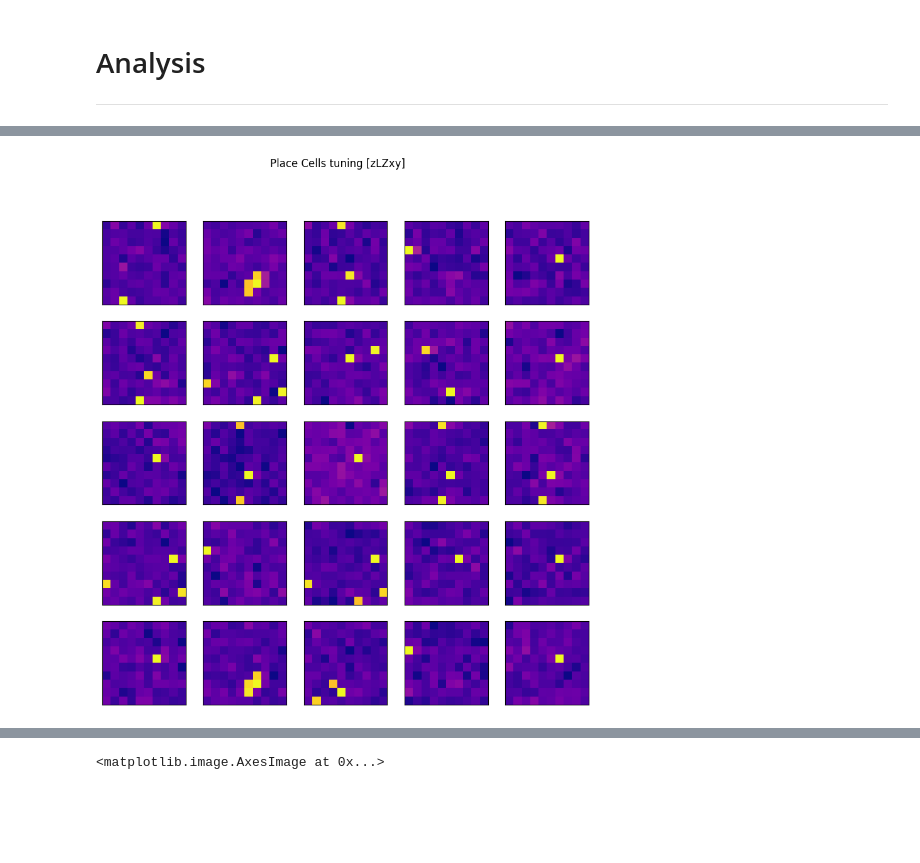
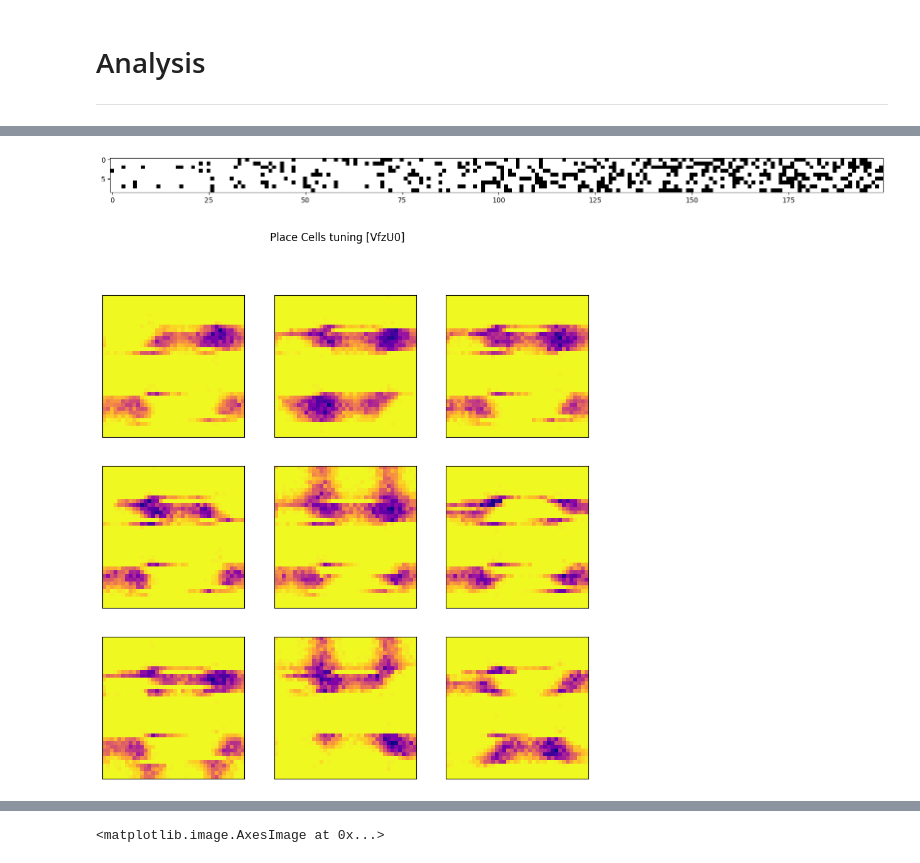
Before and after one commit to iKiru-hub/PCNN, a Jupyter notebook: pcnn_lab.ipynb, the cells around one changed output, grey strips where cells are left out. Cells and saved outputs as stored; diff of their text form; code cells hidden in the pictures; blank space fills up the shorter version.

```diff
--- a/pcnn_lab.ipynb
+++ b/pcnn_lab.ipynb
@@ -189,3 +198,0 @@ layer.__repr__()
-# %%
-Sj = layer.parse_trajectory(trajectory, timestep=10)
-print(Sj.shape)
@@ -206,14 +205,14 @@ net = mod.NetworkSimple(
                   wff_const=5.5,
                   wff_max=4.,
                   wff_min=0.1,
-                  wff_beta=0.05,
+                  wff_beta=0.1,
                   wff_tau=50,
                   wr_tau=55,
                   tau_u=85,
                   syn_ff_min=0.045,
                   dim=1,
                   A=3.45,
-                  B=0.025,
+                  B=0.085,
                   sigma_exc=.725,
                   sigma_inh=3.5
                  )
@@ -281,18 +275,3 @@ print(".")
 # %% [markdown]
 # Analysis
 ---
-# %%
-dx = 0.25
-_, rate = ms.make_whole_walk(layer=layer, dx=dx)
-
-fig, rows = plt.subplots(layer.n, layer.n, figsize=(5, 5))
-fig.suptitle("Input layer tuning")
-i = 0
-for cols in rows:
-    for ax in cols:
-        ax.imshow(rate[:, i].reshape(int(bounds[1] / dx), int(bounds[3] / dx)), cmap='plasma')
-        i += 1
-        ax.set_xticks(())
-        ax.set_yticks(())
-
-plt.show()
@@ -300,0 +322,18 @@ plt.show()
+# %%
+rate_pc, ac = ms.get_network_tuning(model=net, layer=layer, mode='spike', dx=0.05, timestep=100)
+
+nrows = net.n
+ncols = net.n
+fig, rows = plt.subplots(nrows, ncols, figsize=(8, 8))
+fig.suptitle(f"Place Cells tuning [{net.id}]")
+i = 0
+for cols in rows:
+    for ax in cols:
+        ax.imshow(rate_pc[:, i].reshape(int(np.sqrt(len(rate_pc))),
+                                        int(np.sqrt(len(rate_pc)))),
+                                        cmap='plasma')
+        i += 1
+        ax.set_xticks(())
+        ax.set_yticks(())
+
+plt.show()
@@ -301,21 +342,26 @@ plt.show()
+# %%
+plt.figure(figsize=(20, 5))
+plt.imshow(ac[:200, :].T, cmap="Greys");
+# %% [output]
+[figure, added]
 # %%
-apc = ms.get_network_tuning(model=net, layer=layer, dx=0.1, stm_duration=1000)
+apc = ms.get_network_tuning_2(model=net, layer=layer, dx=0.025, stm_duration=100)
 
 nrows = net.n
 ncols = net.n
 fig, rows = plt.subplots(nrows, ncols, figsize=(10, 10))
 fig.suptitle(f"Place Cells tuning [{net.id}]")
 i = 0
 for cols in rows:
     for ax in cols:
         ax.imshow(apc[:, :, i], cmap='plasma')
         i += 1
         ax.set_xticks(())
         ax.set_yticks(())
 
 plt.show()
 # %% [output]
-[figure, old version]
+[figure, new version]
 # %%
 plt.imshow(net.Wff, cmap="plasma");
 # %% [output]
```
Also changed, not shown: parts of 23 cells of this notebook, 2 other files.
